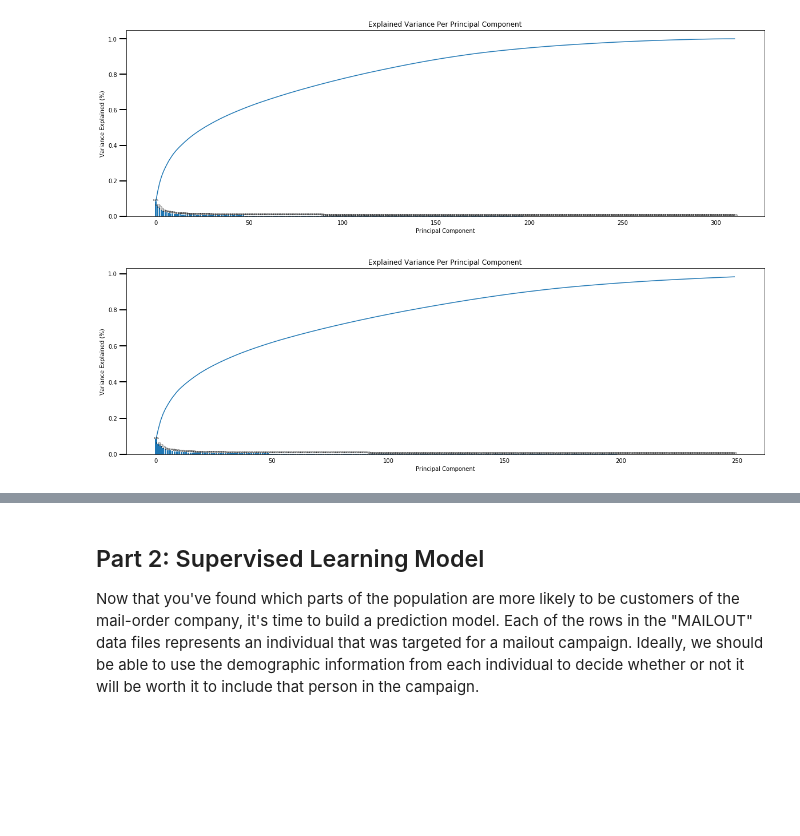
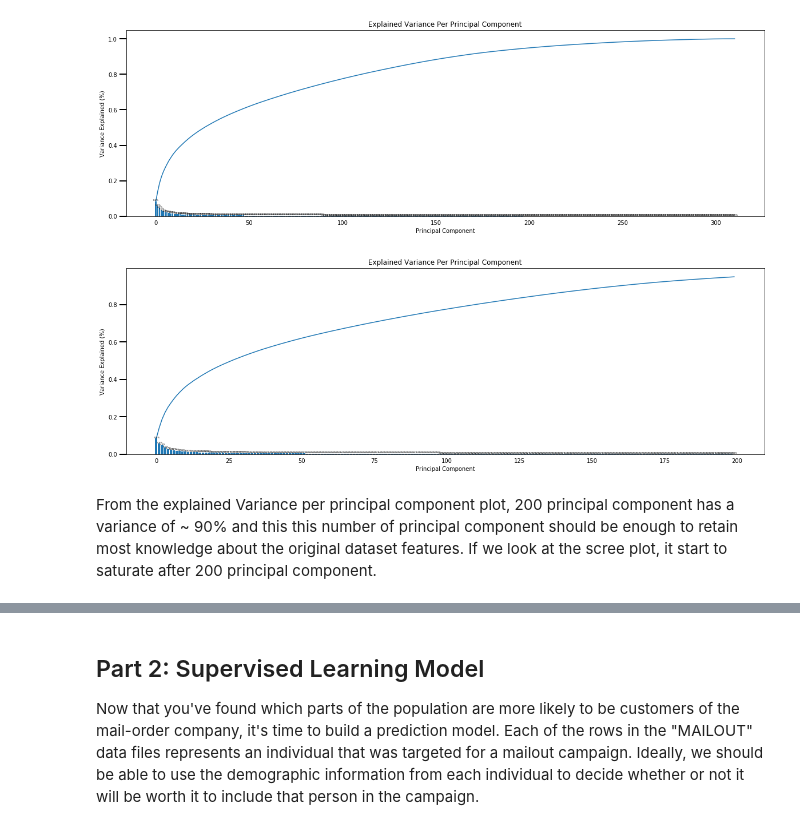
Before and after one commit to thapasun/udacity-DSND-capstone, a Jupyter notebook: Arvato Project Workbook.ipynb, the cells around one changed output, grey strips where cells are left out. Saved outputs shown, nothing was run; the diff lists cells and outputs as text; code cells hidden in the pictures; blank space fills up the shorter version.

```diff
--- a/Arvato Project Workbook.ipynb
+++ b/Arvato Project Workbook.ipynb
@@ -619,7 +620,7 @@ customers_new = pickle.load(open("customers_new.pickle","rb"))
 # %%
 from sklearn.decomposition import PCA
 pca=PCA()
-azdias_pca=pca.fit(azdias_new)
+azdias_pca=pca.fit_transform(azdias_new)
 # %%
 # Investigate the variance accounted for by each principal component.
 def scree_plot(pca):
@@ -654,9 +655,11 @@ scree_plot(pca)
 # %% [output]
 [figure]
 # %%
-pca_250 = PCA(n_components = 250)
-azdias_pca_250 = pca_200.fit_transform(azdias_new)
+pca_200 = PCA(n_components = 200)
+azdias_pca_200 = pca_200.fit_transform(azdias_new)
 # %%
-scree_plot(pca_250)
+scree_plot(pca_200)
 # %% [output]
-[figure, old version]
+[figure, new version]
+# %% [markdown]
+From the explained Variance per principal component plot, 200 principal component has a variance of ~ 90% and this this number of principal component should be enough to retain most knowledge about the original dataset features. If we look at the scree plot, it start to saturate after 200 principal component.
```
Also changed, not shown: parts of 6 cells of this notebook.
